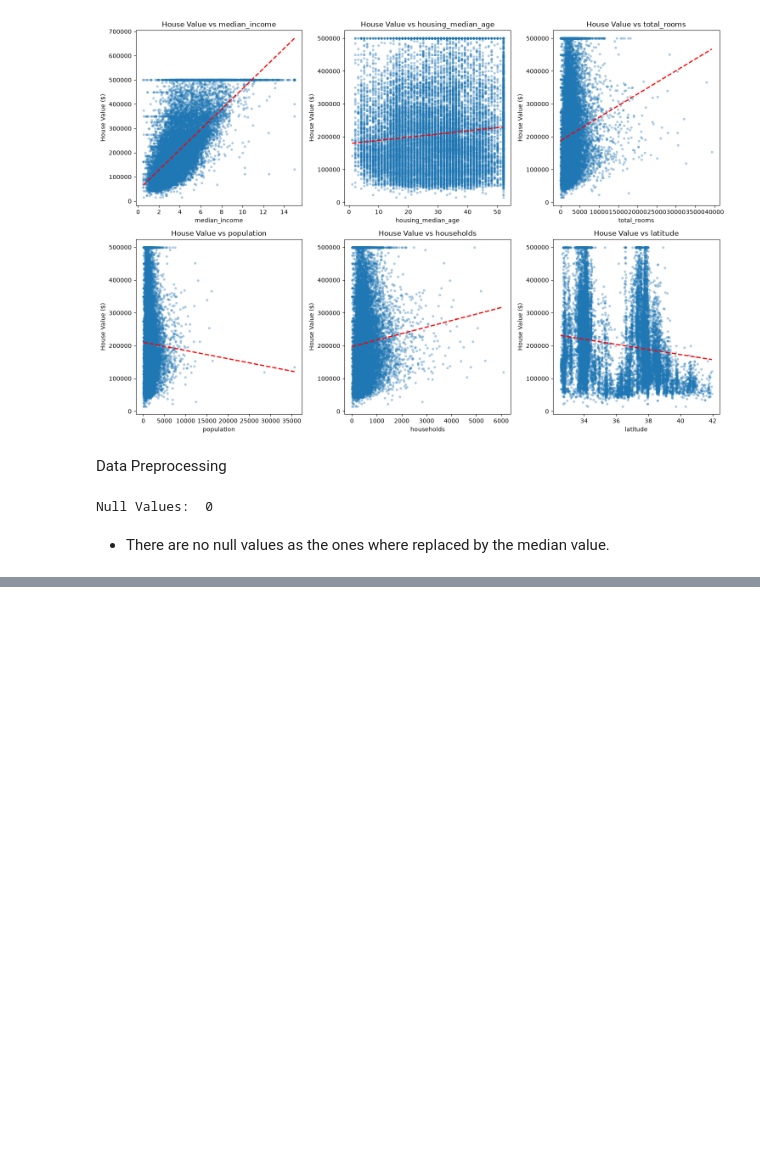
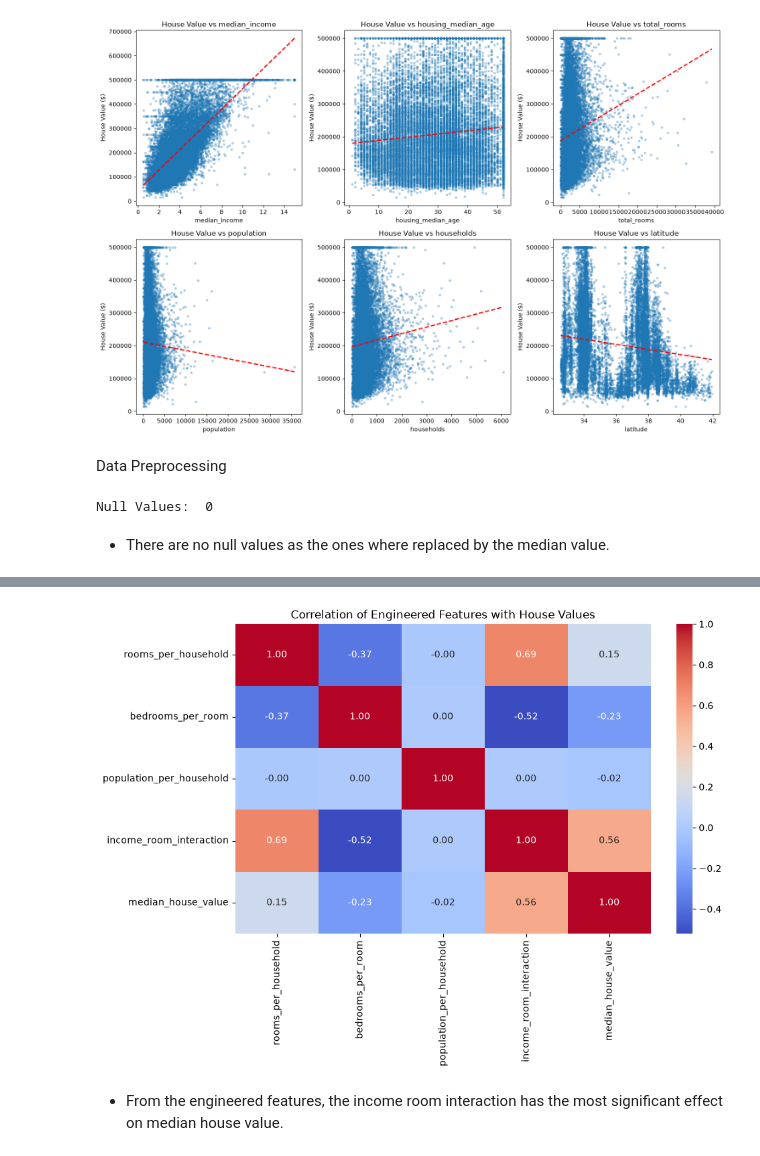
Before and after one commit to seelneas/Datheon_Machine_Learning_-_Data_Science_Internship, a Jupyter notebook: RealEstate_Housing_Price_Prediction/house_price_prediction.ipynb, the cells around one changed output, grey strips where cells are left out. Cells and saved outputs as stored; diff of their text form; code cells hidden in the pictures; blank space fills up the shorter version.

```diff
--- a/RealEstate_Housing_Price_Prediction/house_price_prediction.ipynb
+++ b/RealEstate_Housing_Price_Prediction/house_price_prediction.ipynb
@@ -309,0 +312,28 @@ X_test = scaler.transform(X_test)
+# %%
+# Rooms per household
+df["rooms_per_household"] = (
+    df["total_rooms"] / df["households"]
+)
+
+# Bedrooms per room
+df["bedrooms_per_room"] = (
+    df["total_bedrooms"] / df["total_rooms"]
+)
+
+# Population per household
+df["population_per_household"] = (
+    df["population"] / df["households"]
+)
+
+df["income_room_interaction"] = (
+    df["median_income"] * df["rooms_per_household"]
+)
+# %%
+new_features = [
+    "rooms_per_household",
+    "bedrooms_per_room",
+    "population_per_household",
+    "income_room_interaction"
+]
+
+df[new_features].describe()
@@ -309,0 +370,18 @@ X_test = scaler.transform(X_test)
+# %%
+correlations = df[new_features + ["median_house_value"]].corr()
+
+plt.figure(figsize=(10, 6))
+
+sns.heatmap(
+    correlations,
+    annot=True,
+    cmap="coolwarm",
+    fmt=".2f"
+)
+
+plt.title("Correlation of Engineered Features with House Values")
+plt.show()
+# %% [output]
+[figure, added]
+# %% [markdown]
+- From the engineered features, the income room interaction has the most significant effect on median house value.
```
Also changed, not shown: parts of 3 cells of this notebook.
